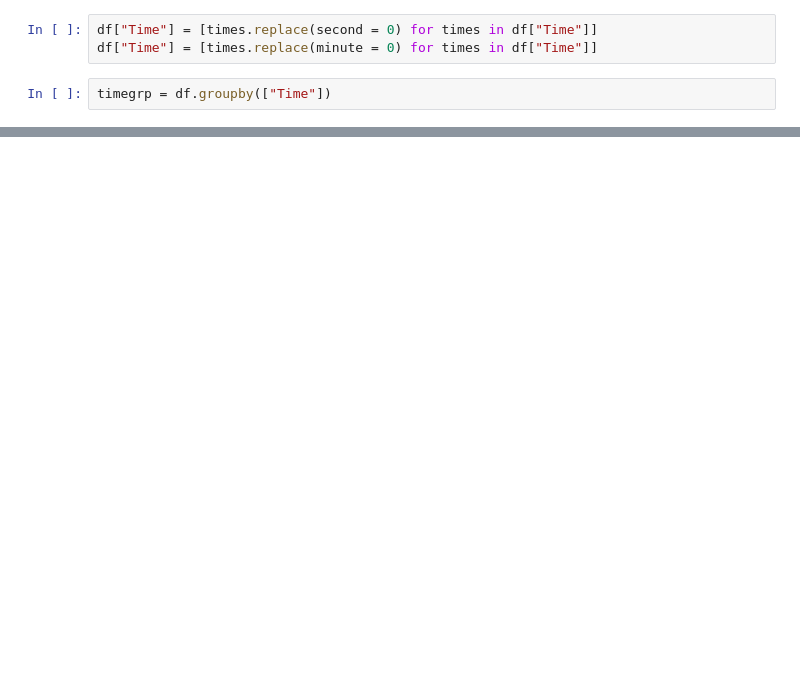
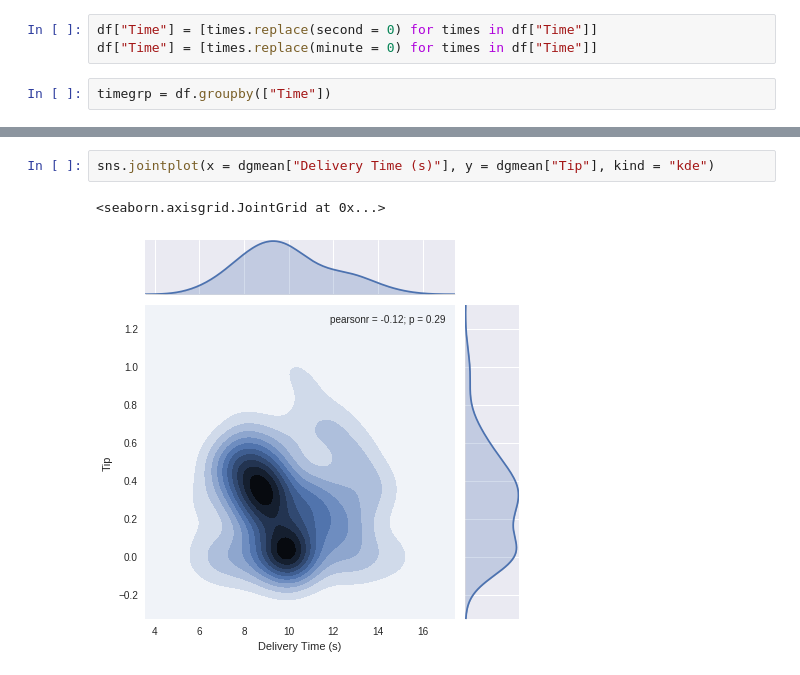
Before and after one commit to al3phnull/mail-analysis, a Jupyter notebook: deliveroo_analysis.ipynb, the cells around one changed output, grey strips where cells are left out. Cells and saved outputs as stored; diff of their text form; blank space fills up the shorter version.

```diff
--- a/deliveroo_analysis.ipynb
+++ b/deliveroo_analysis.ipynb
@@ -165,0 +131,5 @@ timegrp.sum()["Tip"].plot()
+# %%
+sns.jointplot(x = dgmean["Delivery Time (s)"], y = dgmean["Tip"], kind = "kde")
+# %% [output]
+<seaborn.axisgrid.JointGrid at 0x...>
+[figure, added]
```
Also changed, not shown: parts of 32 cells of this notebook.
